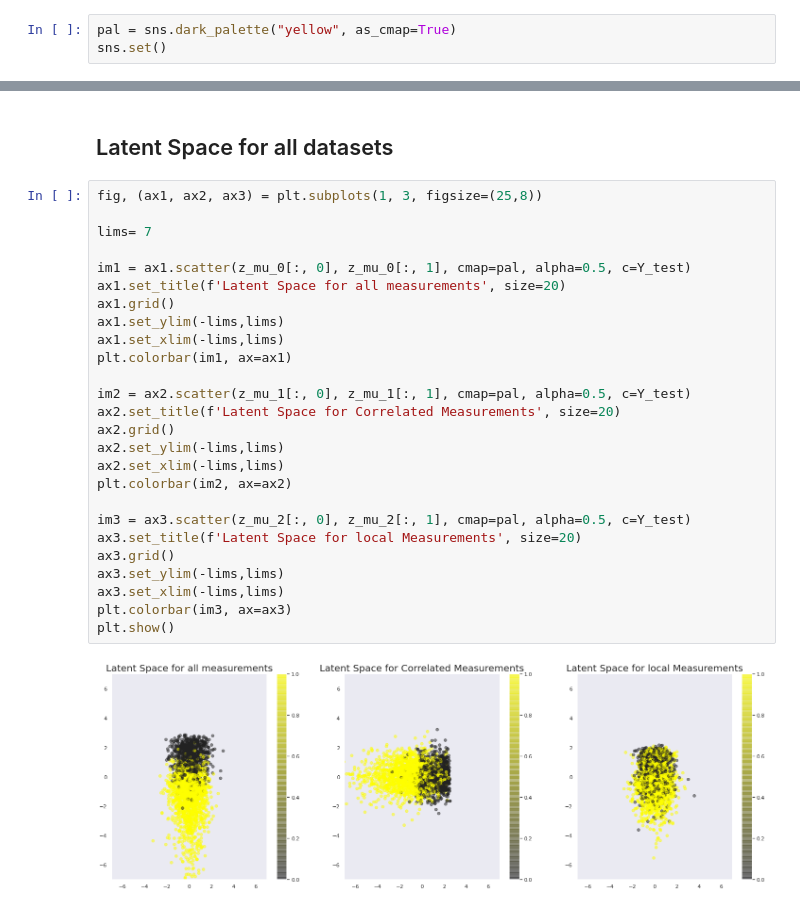
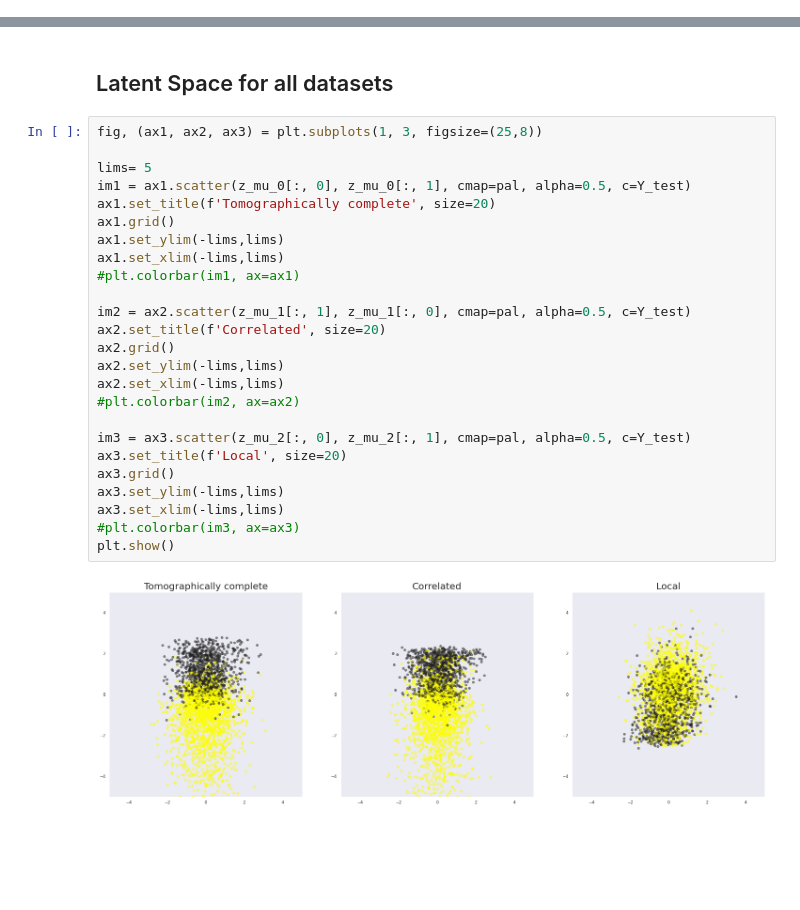
Before and after one commit to nahumsa/Entanglement-VAE, a Jupyter notebook: VAE Entanglement Witness.ipynb, the cells around one changed output, grey strips where cells are left out. Drawn from its saved outputs; the diff is of its cells as text; blank space fills up the shorter version.

Commit message:
Updated figures

```diff
--- a/VAE Entanglement Witness.ipynb
+++ b/VAE Entanglement Witness.ipynb
@@ -182,7 +159,4 @@ history = bvae.train( x_train = X_train
                     , initial_epoch = INITIAL_EPOCH
                     , callbacks = callbacks
                     )
-# %%
-pal = sns.dark_palette("yellow", as_cmap=True)
-sns.set()
 # %%
@@ -617,31 +575,30 @@ plt.show()
 # %%
 fig, (ax1, ax2, ax3) = plt.subplots(1, 3, figsize=(25,8))
 
-lims= 7
-
+lims= 5
 im1 = ax1.scatter(z_mu_0[:, 0], z_mu_0[:, 1], cmap=pal, alpha=0.5, c=Y_test)
-ax1.set_title(f'Latent Space for all measurements', size=20)
+ax1.set_title(f'Tomographically complete', size=20)
 ax1.grid()
 ax1.set_ylim(-lims,lims)
 ax1.set_xlim(-lims,lims)
-plt.colorbar(im1, ax=ax1)
+#plt.colorbar(im1, ax=ax1)
 
-im2 = ax2.scatter(z_mu_1[:, 0], z_mu_1[:, 1], cmap=pal, alpha=0.5, c=Y_test)
-ax2.set_title(f'Latent Space for Correlated Measurements', size=20)
+im2 = ax2.scatter(z_mu_1[:, 1], z_mu_1[:, 0], cmap=pal, alpha=0.5, c=Y_test)
+ax2.set_title(f'Correlated', size=20)
 ax2.grid()
 ax2.set_ylim(-lims,lims)
 ax2.set_xlim(-lims,lims)
-plt.colorbar(im2, ax=ax2)
+#plt.colorbar(im2, ax=ax2)
 
 im3 = ax3.scatter(z_mu_2[:, 0], z_mu_2[:, 1], cmap=pal, alpha=0.5, c=Y_test)
-ax3.set_title(f'Latent Space for local Measurements', size=20)
+ax3.set_title(f'Local', size=20)
 ax3.grid()
 ax3.set_ylim(-lims,lims)
 ax3.set_xlim(-lims,lims)
-plt.colorbar(im3, ax=ax3)
+#plt.colorbar(im3, ax=ax3)
 plt.show()
 # %% [output]
-[figure, old version]
+[figure, new version]
 # %%
 fig, (ax1, ax2) = plt.subplots(1, 2, figsize=(25,8))
 
```
Also changed, not shown: parts of 13 cells of this notebook.
